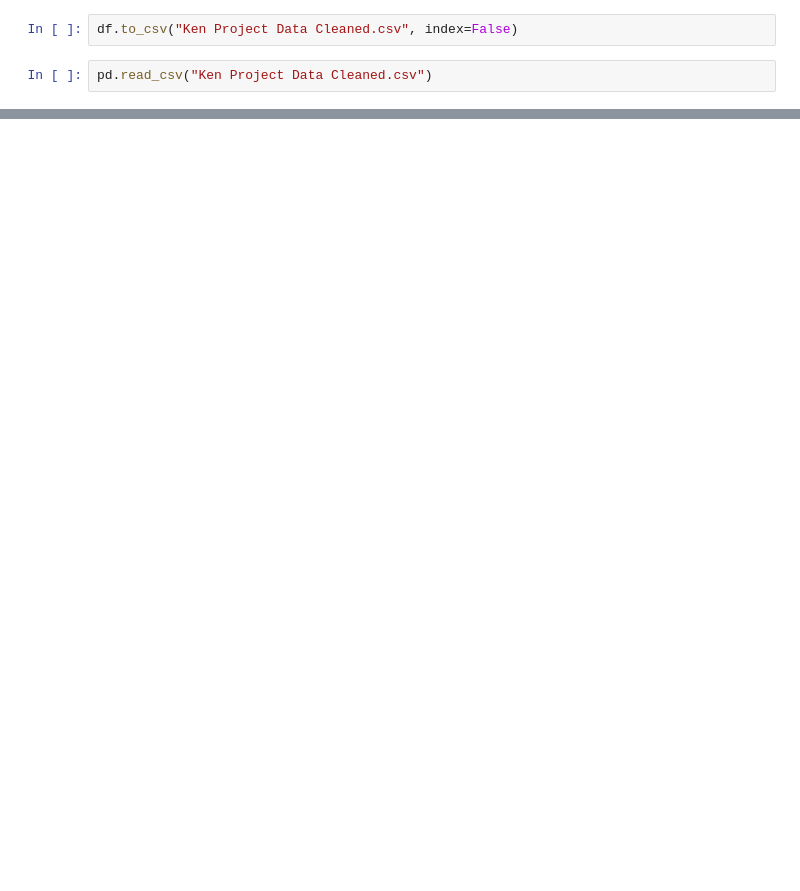
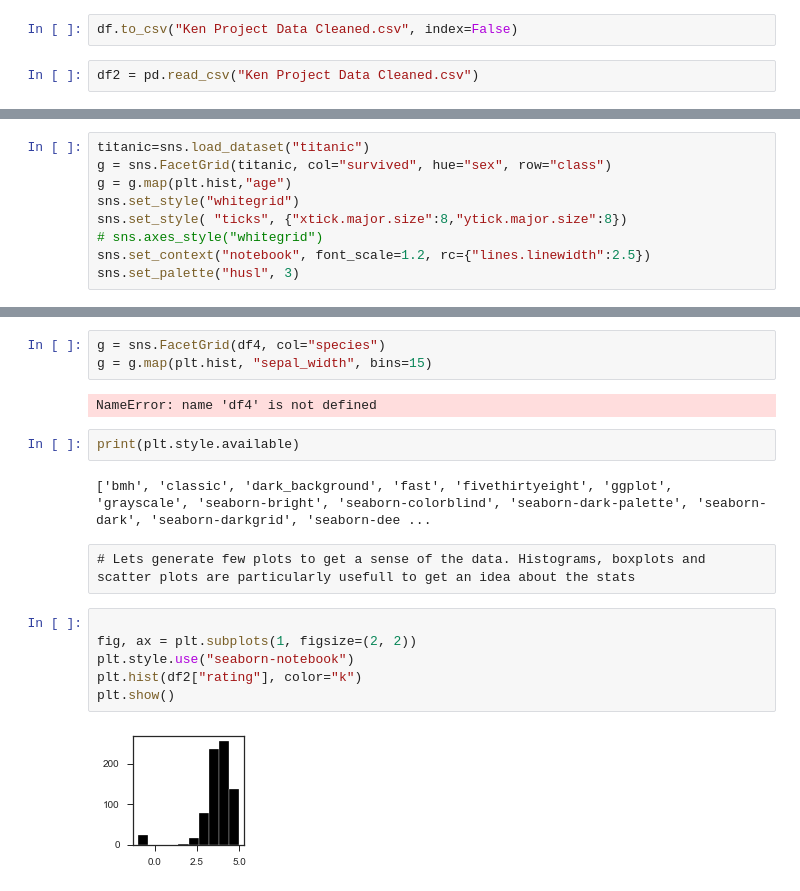
Before and after one commit to EnriqueSPR/ds_salary_project, a Jupyter notebook: Project Ken.ipynb, the cells around one changed output, grey strips where cells are left out. Saved outputs shown, nothing was run; the diff lists cells and outputs as text; blank space fills up the shorter version.

```diff
--- a/Project Ken.ipynb
+++ b/Project Ken.ipynb
@@ -383,4 +383,4 @@ df = df.drop("unnamed: 0", axis=1)
 # %%
 df.to_csv("Ken Project Data Cleaned.csv", index=False)
 # %%
-pd.read_csv("Ken Project Data Cleaned.csv")
+df2 = pd.read_csv("Ken Project Data Cleaned.csv")
@@ -400,0 +410,9 @@ pd.read_csv("Ken Project Data Cleaned.csv")
+# %%
+titanic=sns.load_dataset("titanic")
+g = sns.FacetGrid(titanic, col="survived", hue="sex", row="class")
+g = g.map(plt.hist,"age")
+sns.set_style("whitegrid")
+sns.set_style( "ticks", {"xtick.major.size":8,"ytick.major.size":8})
+# sns.axes_style("whitegrid")
+sns.set_context("notebook", font_scale=1.2, rc={"lines.linewidth":2.5})
+sns.set_palette("husl", 3)
@@ -400,0 +421,19 @@ pd.read_csv("Ken Project Data Cleaned.csv")
+# %%
+g = sns.FacetGrid(df4, col="species")
+g = g.map(plt.hist, "sepal_width", bins=15)
+# %% [output]
+NameError: name 'df4' is not defined
+# %%
+print(plt.style.available)
+# %% [output]
+['bmh', 'classic', 'dark_background', 'fast', 'fivethirtyeight', 'ggplot', 'grayscale', 'seaborn-bright', 'seaborn-colorblind', 'seaborn-dark-palette', 'seaborn-dark', 'seaborn-darkgrid', 'seaborn-dee ...
+# %% [raw]
+# Lets generate few plots to get a sense of the data. Histograms, boxplots and scatter plots are particularly usefull to get an idea about the stats
+# %%
+
+fig, ax = plt.subplots(1, figsize=(2, 2))
+plt.style.use("seaborn-notebook")
+plt.hist(df2["rating"], color="k")
+plt.show()
+# %% [output]
+[figure, added]
```
Also changed, not shown: parts of 80 cells of this notebook, 1 other file.
